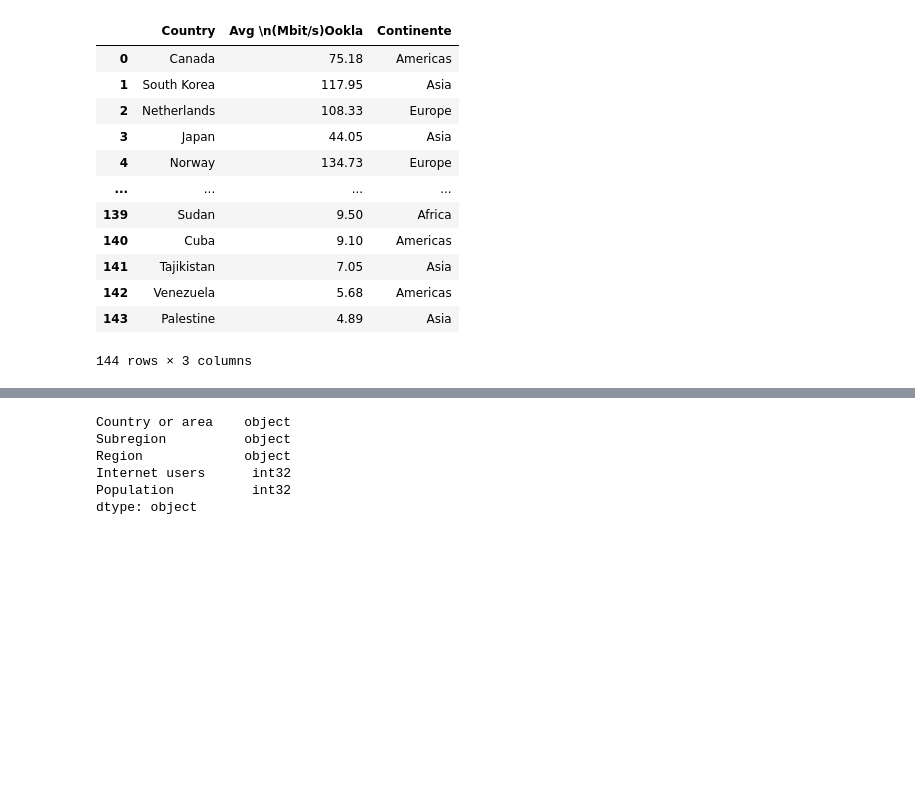
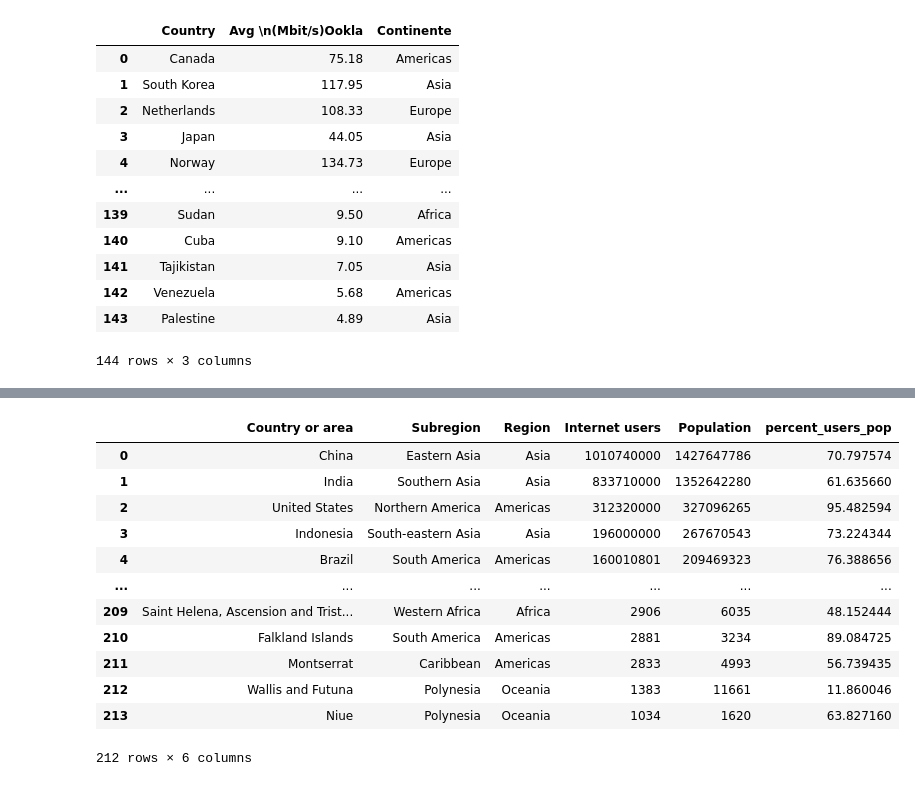
Before and after one commit to IgorMH/Bootcamp-Modulo-2, a Jupyter notebook: Trabalho Modulo 2.ipynb, the cells around one changed output, grey strips where cells are left out. Drawn from its saved outputs; the diff is of its cells as text; code cells hidden in the pictures; blank space fills up the shorter version.

```diff
--- a/Trabalho Modulo 2.ipynb
+++ b/Trabalho Modulo 2.ipynb
@@ -65,8 +63,12 @@ speed
 | 142 | Venezuela | 5.68 | Americas |
 | 143 | Palestine | 4.89 | Asia |
 144 rows × 3 columns
+# %%
+users = users[(~users['Population'].isna()) & (~users['Internet users'].isna())]
 # %%
-users["Internet users"] = users["Internet users"].str.replace(',', '').astype(int)
+users["Internet users"] = users["Internet users"].str.replace(",","")
+# %%
+users["Internet users"] = users["Internet users"].astype(int)
 # %%
 users["Population"] = users["Population"].str.replace(",","")
 # %%
@@ -76,9 +172,18 @@ users["Population"] = users["Population"].astype(int)
+# %%
+users["percent_users_pop"] = (users["Internet users"]/users["Population"])*100
 # %%
-users.dtypes
+users
 # %% [output]
+|  | Country or area | Subregion | Region | Internet users | Population | percent_users_pop |
+| 0 | China | Eastern Asia | Asia | 1010740000 | 1427647786 | 70.797574 |
+| 1 | India | Southern Asia | Asia | 833710000 | 1352642280 | 61.635660 |
+| 2 | United States | Northern America | Americas | 312320000 | 327096265 | 95.482594 |
+| 3 | Indonesia | South-eastern Asia | Asia | 196000000 | 267670543 | 73.224344 |
+| 4 | Brazil | South America | Americas | 160010801 | 209469323 | 76.388656 |
+| ... | ... | ... | ... | ... | ... | ... |
+| 209 | Saint Helena, Ascension and Trist... | Western Africa | Africa | 2906 | 6035 | 48.152444 |
+| 210 | Falkland Islands | South America | Americas | 2881 | 3234 | 89.084725 |
+| 211 | Montserrat | Caribbean | Americas | 2833 | 4993 | 56.739435 |
+| 212 | Wallis and Futuna | Polynesia | Oceania | 1383 | 11661 | 11.860046 |
+| 213 | Niue | Polynesia | Oceania | 1034 | 1620 | 63.827160 |
-Country or area    object
-Subregion          object
-Region             object
-Internet users      int32
-Population          int32
-dtype: object
+212 rows × 6 columns
```
Also changed, not shown: parts of 23 cells of this notebook.
